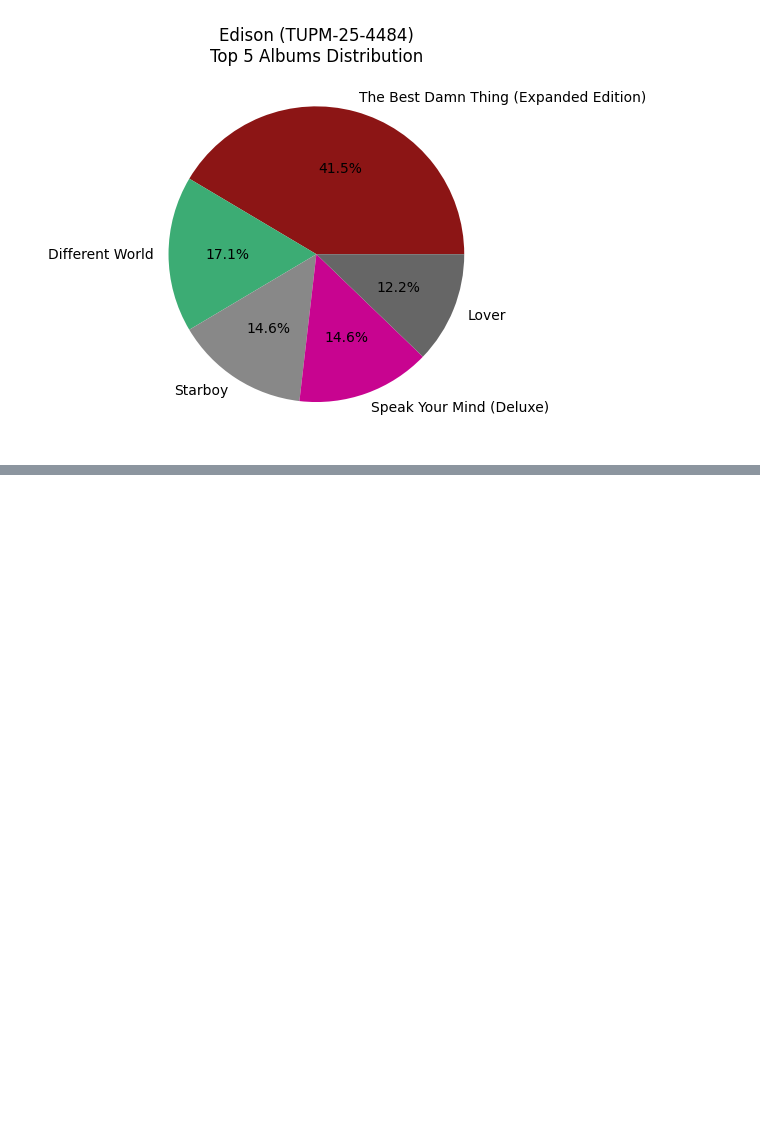
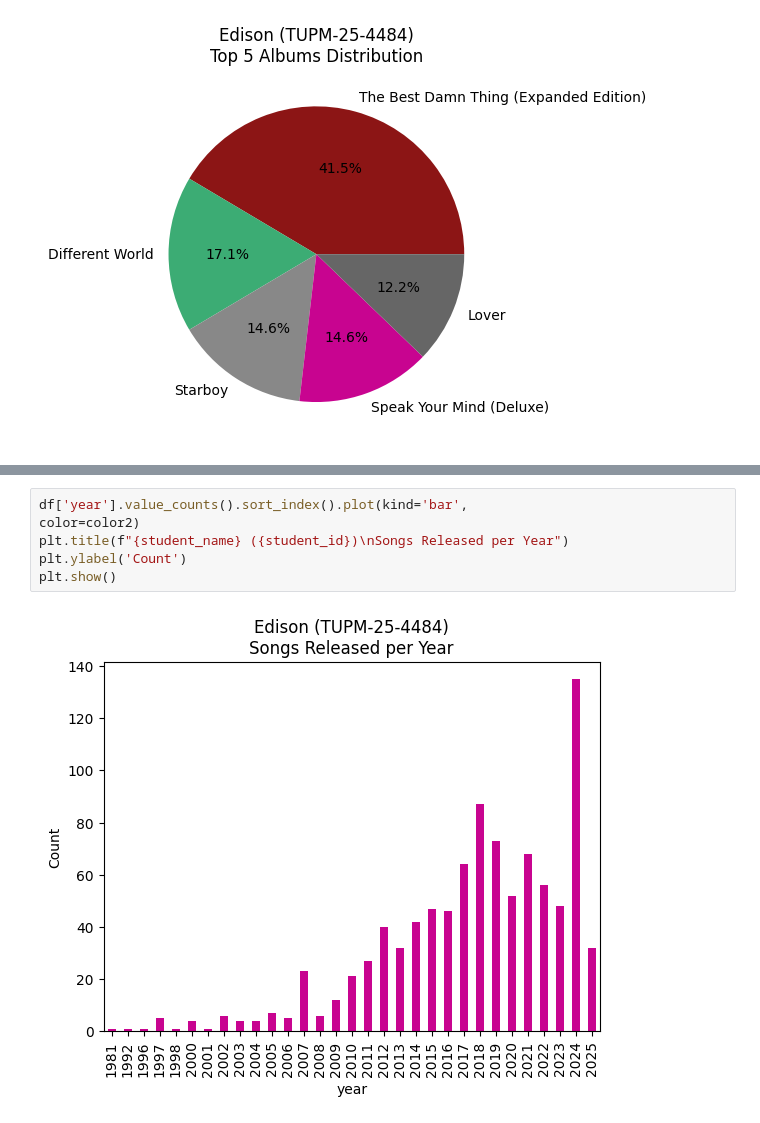
Before and after one commit to Ehdisown/Lab7_DataVisualization, a Jupyter notebook: Lab7_DataVisualization.ipynb, the cells around one changed output, grey strips where cells are left out. Cells and saved outputs as stored; diff of their text form; blank space fills up the shorter version.

```diff
--- a/Lab7_DataVisualization.ipynb
+++ b/Lab7_DataVisualization.ipynb
@@ -272,0 +280,8 @@ RuntimeError: clustermap requires scipy to be available
+# %%
+df['year'].value_counts().sort_index().plot(kind='bar',
+color=color2)
+plt.title(f"{student_name} ({student_id})\nSongs Released per Year")
+plt.ylabel('Count')
+plt.show()
+# %% [output]
+[figure, added]
```
Also changed, not shown: parts of 10 cells of this notebook.
